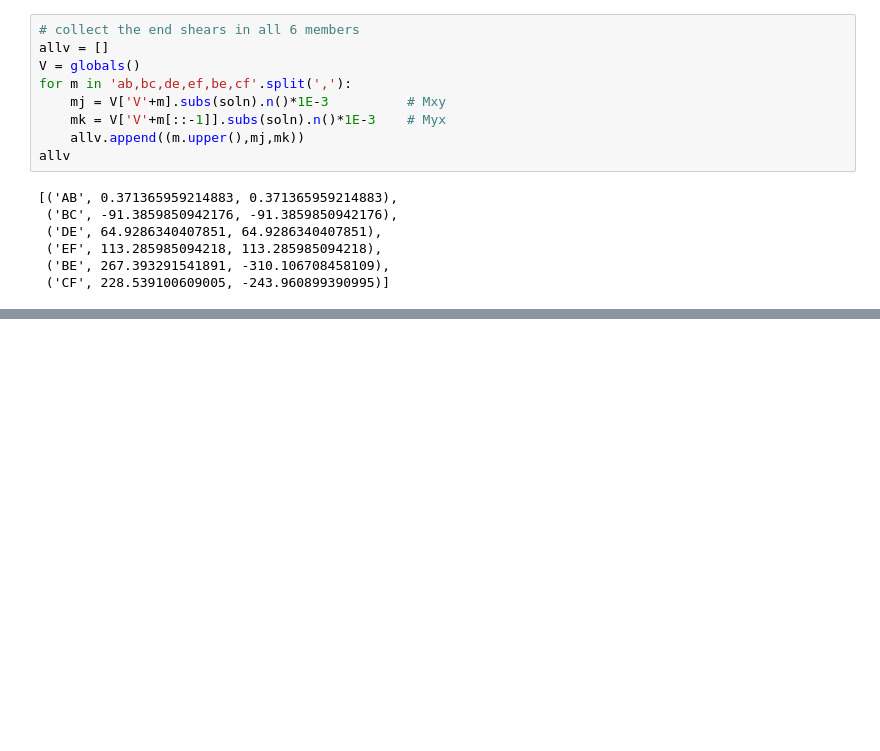
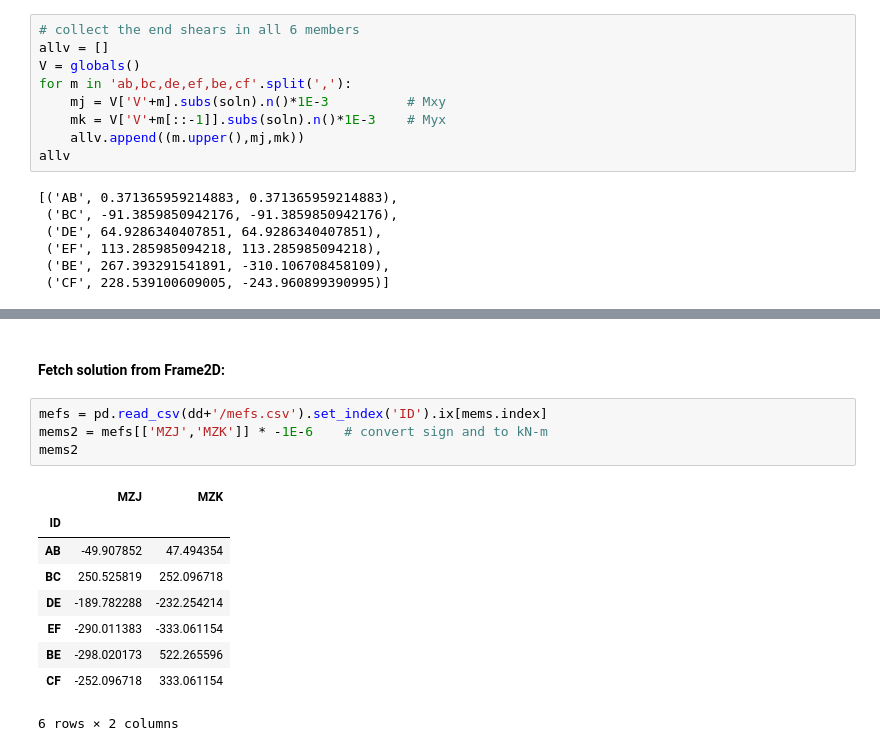
Before and after one commit to nholtz/structural-analysis, a Jupyter notebook: slope-deflection/KG-Example-8.2.ipynb, the cells around one changed output, grey strips where cells are left out. Drawn from its saved outputs; the diff is of its cells as text; blank space fills up the shorter version.

```diff
--- a/slope-deflection/KG-Example-8.2.ipynb
+++ b/slope-deflection/KG-Example-8.2.ipynb
@@ -121,0 +152,16 @@ allv
+# %% [markdown]
+#### Fetch solution from Frame2D:
+# %%
+mefs = pd.read_csv(dd+'/mefs.csv').set_index('ID').ix[mems.index]
+mems2 = mefs[['MZJ','MZK']] * -1E-6    # convert sign and to kN-m
+mems2
+# %% [output]
+|  | MZJ | MZK |
+| ID |  |  |
+| AB | -49.907852 | 47.494354 |
+| BC | 250.525819 | 252.096718 |
+| DE | -189.782288 | -232.254214 |
+| EF | -290.011383 | -333.061154 |
+| BE | -298.020173 | 522.265596 |
+| CF | -252.096718 | 333.061154 |
+6 rows × 2 columns
```
Also changed, not shown: parts of 26 cells of this notebook, 6 other files.
